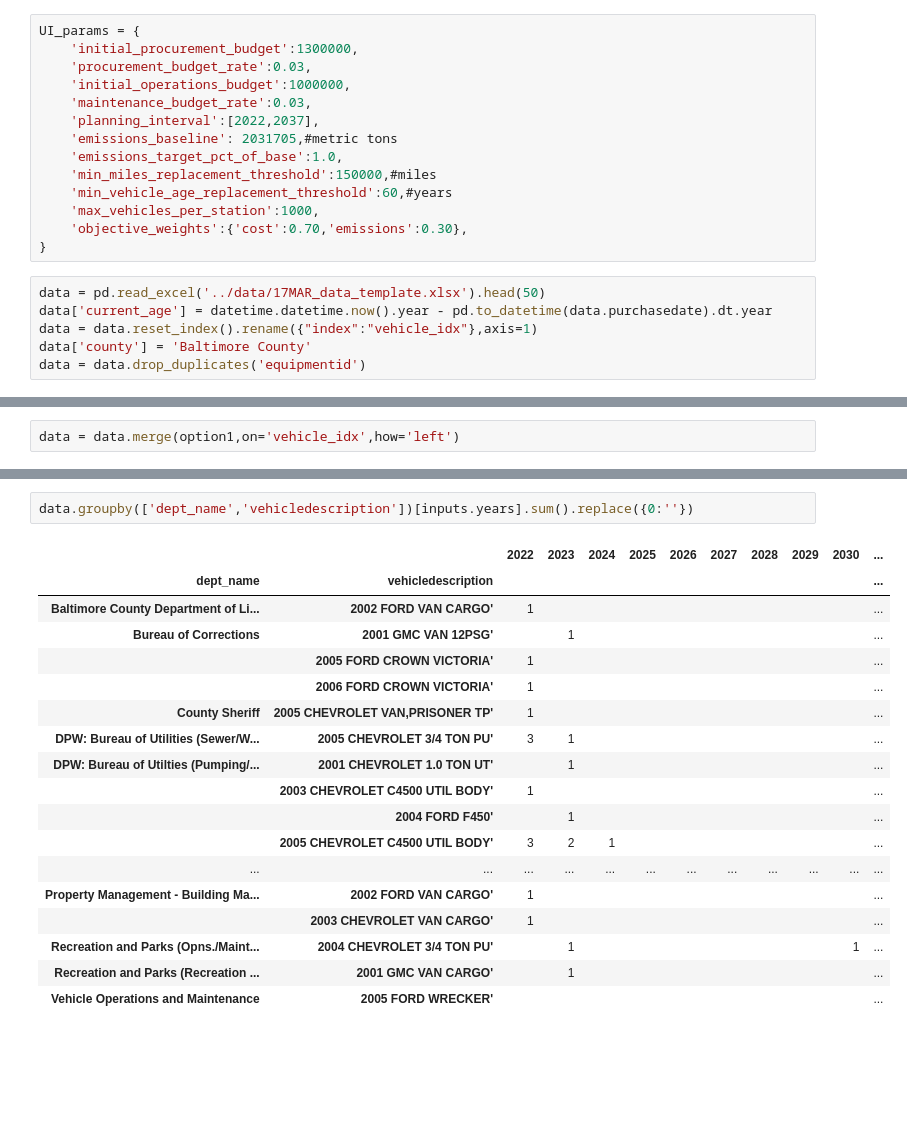
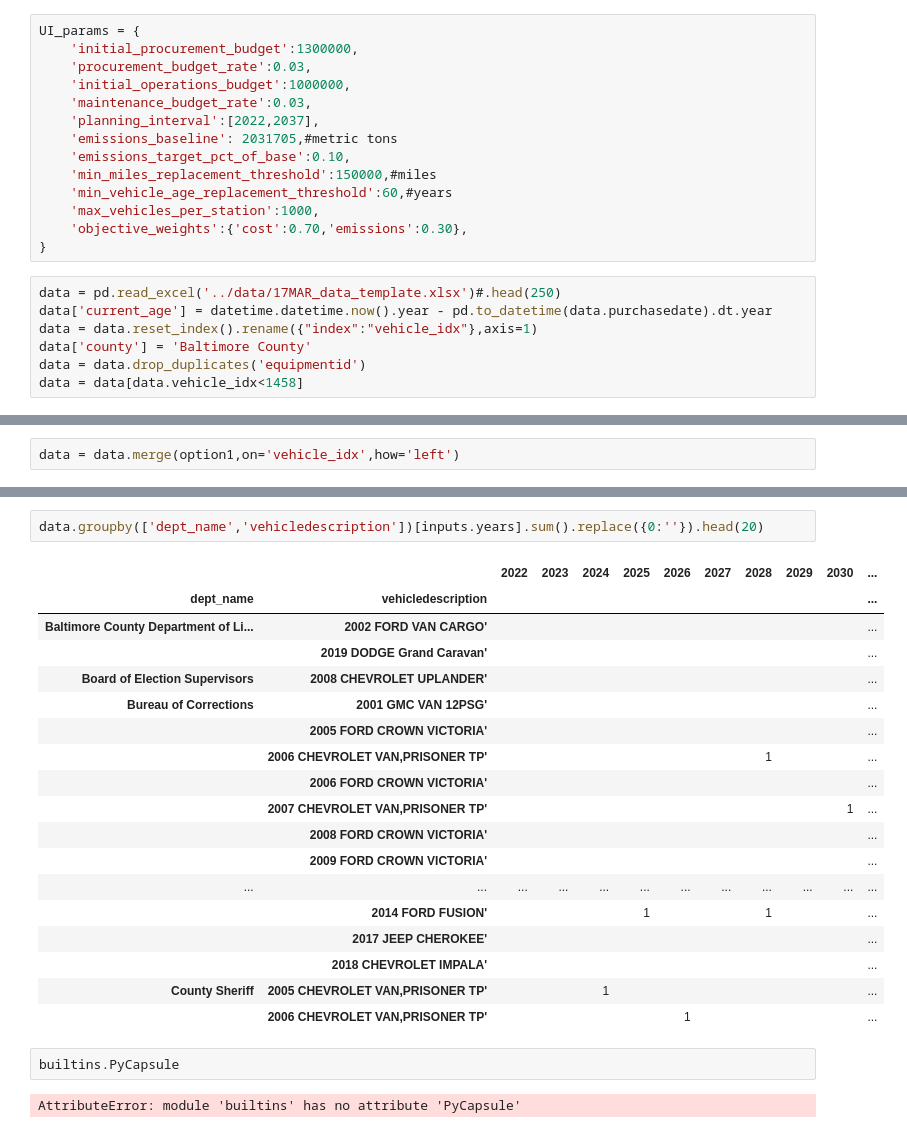
Before and after one commit to evanlynch/green-fleet-replacement-planner, a Jupyter notebook: notebooks/replacement_schedule_mip_dev.ipynb, the cells around one changed output, grey strips where cells are left out. Cells and saved outputs as stored; diff of their text form; blank space fills up the shorter version.

```diff
--- a/notebooks/replacement_schedule_mip_dev.ipynb
+++ b/notebooks/replacement_schedule_mip_dev.ipynb
@@ -28,18 +28,19 @@ UI_params = {
     'maintenance_budget_rate':0.03,
     'planning_interval':[2022,2037],
     'emissions_baseline': 2031705,#metric tons
-    'emissions_target_pct_of_base':1.0,
+    'emissions_target_pct_of_base':0.10,
     'min_miles_replacement_threshold':150000,#miles
     'min_vehicle_age_replacement_threshold':60,#years
     'max_vehicles_per_station':1000,
     'objective_weights':{'cost':0.70,'emissions':0.30},
 }
 # %%
-data = pd.read_excel('../data/17MAR_data_template.xlsx').head(50)
+data = pd.read_excel('../data/17MAR_data_template.xlsx')#.head(250)
 data['current_age'] = datetime.datetime.now().year - pd.to_datetime(data.purchasedate).dt.year
 data = data.reset_index().rename({"index":"vehicle_idx"},axis=1)
 data['county'] = 'Baltimore County'
 data = data.drop_duplicates('equipmentid')
+data = data[data.vehicle_idx<1458]
 # %%
 inputs = MIP_Inputs(data,UI_params)
 # %%
@@ -104,22 +94,26 @@ data.groupby(['dept_name'])[inputs.years].sum().replace({0:''})
 # %%
-data.groupby(['dept_name','vehicledescription'])[inputs.years].sum().replace({0:''})
+data.groupby(['dept_name','vehicledescription'])[inputs.years].sum().replace({0:''}).head(20)
 # %% [output]
 |  |  | 2022 | 2023 | 2024 | 2025 | 2026 | 2027 | 2028 | 2029 | 2030 | ... |
 | dept_name | vehicledescription |  |  |  |  |  |  |  |  |  | ... |
-| Baltimore County Department of Li... | 2002 FORD VAN CARGO' | 1 |  |  |  |  |  |  |  |  | ... |
-| Bureau of Corrections | 2001 GMC VAN 12PSG' |  | 1 |  |  |  |  |  |  |  | ... |
-|  | 2005 FORD CROWN VICTORIA' | 1 |  |  |  |  |  |  |  |  | ... |
-|  | 2006 FORD CROWN VICTORIA' | 1 |  |  |  |  |  |  |  |  | ... |
-| County Sheriff | 2005 CHEVROLET VAN,PRISONER TP' | 1 |  |  |  |  |  |  |  |  | ... |
-| DPW: Bureau of Utilities (Sewer/W... | 2005 CHEVROLET 3/4 TON PU' | 3 | 1 |  |  |  |  |  |  |  | ... |
-| DPW: Bureau of Utilties (Pumping/... | 2001 CHEVROLET 1.0 TON UT' |  | 1 |  |  |  |  |  |  |  | ... |
-|  | 2003 CHEVROLET C4500 UTIL BODY' | 1 |  |  |  |  |  |  |  |  | ... |
-|  | 2004 FORD F450' |  | 1 |  |  |  |  |  |  |  | ... |
-|  | 2005 CHEVROLET C4500 UTIL BODY' | 3 | 2 | 1 |  |  |  |  |  |  | ... |
+| Baltimore County Department of Li... | 2002 FORD VAN CARGO' |  |  |  |  |  |  |  |  |  | ... |
+|  | 2019 DODGE Grand Caravan' |  |  |  |  |  |  |  |  |  | ... |
+| Board of Election Supervisors | 2008 CHEVROLET UPLANDER' |  |  |  |  |  |  |  |  |  | ... |
+| Bureau of Corrections | 2001 GMC VAN 12PSG' |  |  |  |  |  |  |  |  |  | ... |
+|  | 2005 FORD CROWN VICTORIA' |  |  |  |  |  |  |  |  |  | ... |
+|  | 2006 CHEVROLET VAN,PRISONER TP' |  |  |  |  |  |  | 1 |  |  | ... |
+|  | 2006 FORD CROWN VICTORIA' |  |  |  |  |  |  |  |  |  | ... |
+|  | 2007 CHEVROLET VAN,PRISONER TP' |  |  |  |  |  |  |  |  | 1 | ... |
+|  | 2008 FORD CROWN VICTORIA' |  |  |  |  |  |  |  |  |  | ... |
+|  | 2009 FORD CROWN VICTORIA' |  |  |  |  |  |  |  |  |  | ... |
 | ... | ... | ... | ... | ... | ... | ... | ... | ... | ... | ... | ... |
-| Property Management - Building Ma... | 2002 FORD VAN CARGO' | 1 |  |  |  |  |  |  |  |  | ... |
-|  | 2003 CHEVROLET VAN CARGO' | 1 |  |  |  |  |  |  |  |  | ... |
-| Recreation and Parks (Opns./Maint... | 2004 CHEVROLET 3/4 TON PU' |  | 1 |  |  |  |  |  |  | 1 | ... |
-| Recreation and Parks (Recreation ... | 2001 GMC VAN CARGO' |  | 1 |  |  |  |  |  |  |  | ... |
-| Vehicle Operations and Maintenance | 2005 FORD WRECKER' |  |  |  |  |  |  |  |  |  | ... |
+|  | 2014 FORD FUSION' |  |  |  | 1 |  |  | 1 |  |  | ... |
+|  | 2017 JEEP CHEROKEE' |  |  |  |  |  |  |  |  |  | ... |
+|  | 2018 CHEVROLET IMPALA' |  |  |  |  |  |  |  |  |  | ... |
+| County Sheriff | 2005 CHEVROLET VAN,PRISONER TP' |  |  | 1 |  |  |  |  |  |  | ... |
+|  | 2006 CHEVROLET VAN,PRISONER TP' |  |  |  |  | 1 |  |  |  |  | ... |
+# %%
+builtins.PyCapsule
+# %% [output]
+AttributeError: module 'builtins' has no attribute 'PyCapsule'
 # %%
```
Also changed, not shown: parts of 12 cells of this notebook, 5 other files.
